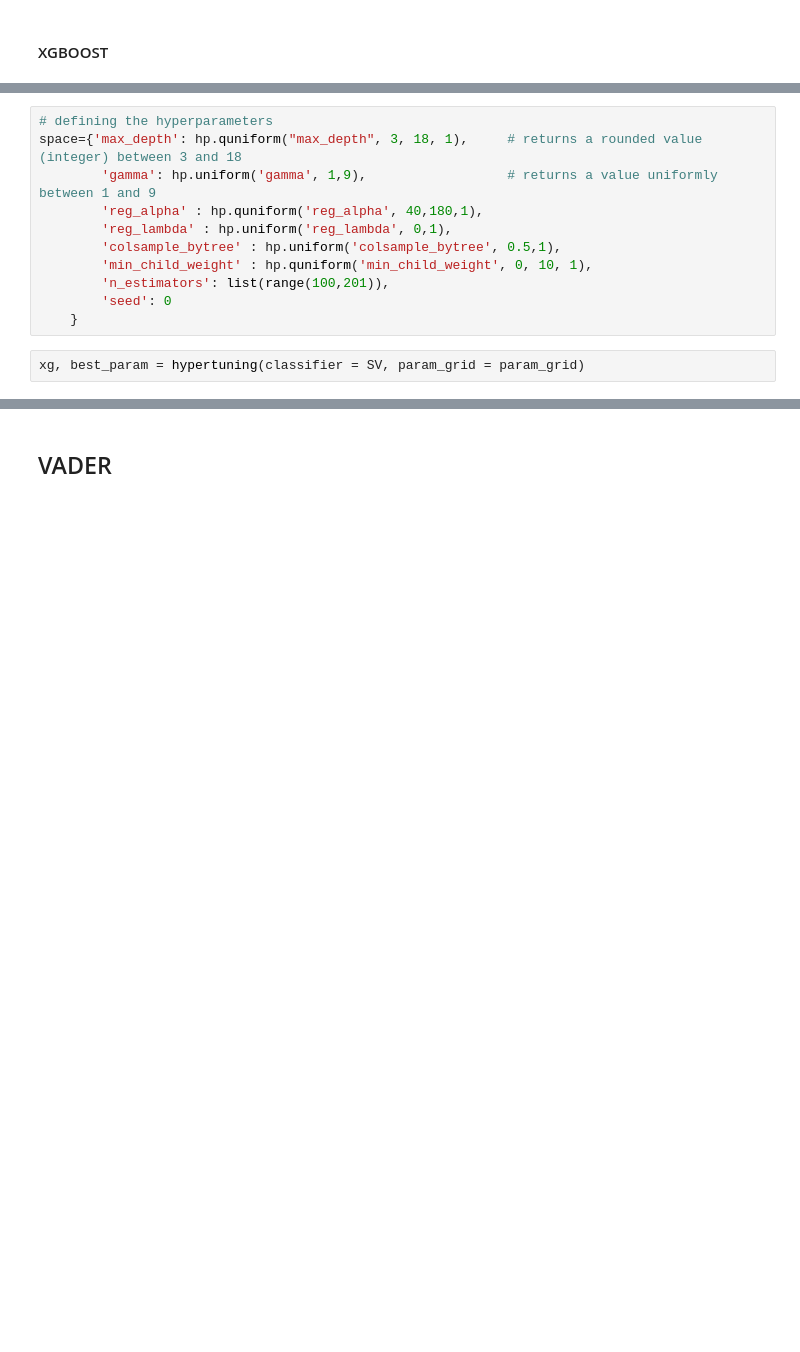
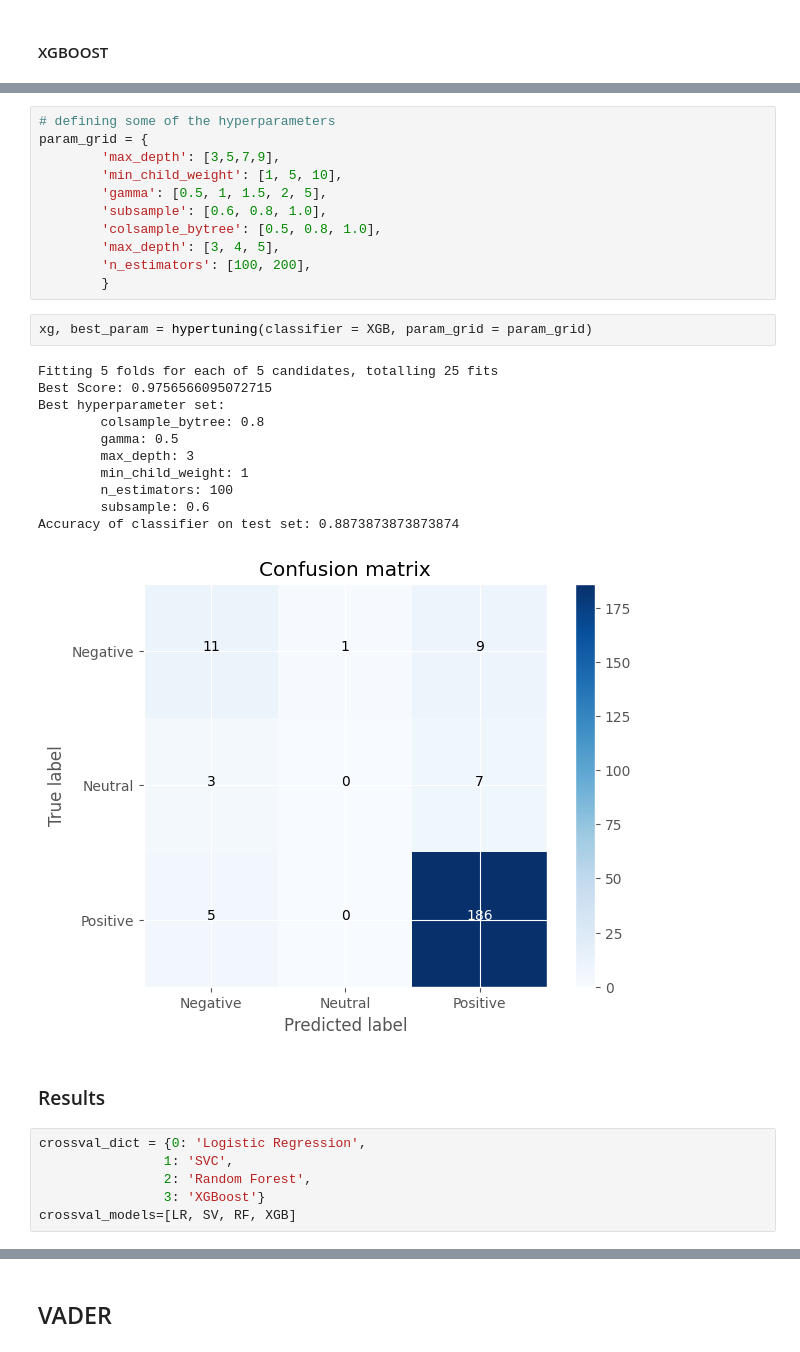
Before and after one commit to DavidAlexanderMoe/Sentiment-Analysis-and-Web-Scraping, a Jupyter notebook: Scripts/Analysis/4. Model Selection and Evaluation.ipynb, the cells around one changed output, grey strips where cells are left out. Saved outputs shown, nothing was run; the diff lists cells and outputs as text; blank space fills up the shorter version.

```diff
--- a/Scripts/Analysis/4. Model Selection and Evaluation.ipynb
+++ b/Scripts/Analysis/4. Model Selection and Evaluation.ipynb
@@ -285,13 +251,33 @@ As expected from the analysis of the sentences, reviews, whether they are negati
-# %%
-# defining the hyperparameters
-space={'max_depth': hp.quniform("max_depth", 3, 18, 1),     # returns a rounded value (integer) between 3 and 18
-        'gamma': hp.uniform('gamma', 1,9),                  # returns a value uniformly between 1 and 9
-        'reg_alpha' : hp.quniform('reg_alpha', 40,180,1),
-        'reg_lambda' : hp.uniform('reg_lambda', 0,1),
-        'colsample_bytree' : hp.uniform('colsample_bytree', 0.5,1),
-        'min_child_weight' : hp.quniform('min_child_weight', 0, 10, 1),
-        'n_estimators': list(range(100,201)),
-        'seed': 0
-    }
+# %%
+# defining some of the hyperparameters
+param_grid = {
+        'max_depth': [3,5,7,9],
+        'min_child_weight': [1, 5, 10],
+        'gamma': [0.5, 1, 1.5, 2, 5],
+        'subsample': [0.6, 0.8, 1.0],
+        'colsample_bytree': [0.5, 0.8, 1.0],
+        'max_depth': [3, 4, 5],
+        'n_estimators': [100, 200],
+        }
 # %%
-xg, best_param = hypertuning(classifier = SV, param_grid = param_grid)
+xg, best_param = hypertuning(classifier = XGB, param_grid = param_grid)
+# %% [output]
+Fitting 5 folds for each of 5 candidates, totalling 25 fits
+Best Score: 0.9756566095072715
+Best hyperparameter set:
+        colsample_bytree: 0.8
+        gamma: 0.5
+        max_depth: 3
+        min_child_weight: 1
+        n_estimators: 100
+        subsample: 0.6
+Accuracy of classifier on test set: 0.8873873873873874
+[figure, added]
+# %% [markdown]
+### Results
+# %%
+crossval_dict = {0: 'Logistic Regression',
+                1: 'SVC',
+                2: 'Random Forest',
+                3: 'XGBoost'}
+crossval_models=[LR, SV, RF, XGB]
```
Also changed, not shown: parts of 20 cells of this notebook.
